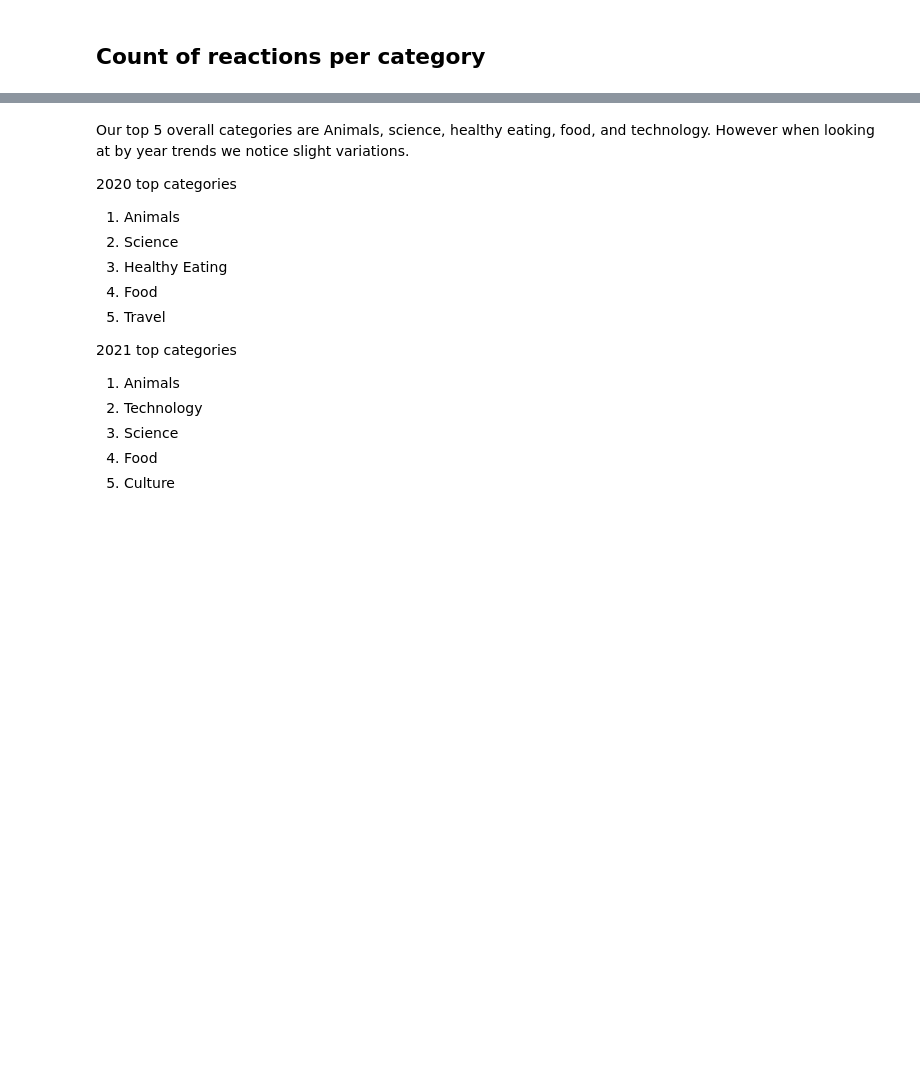
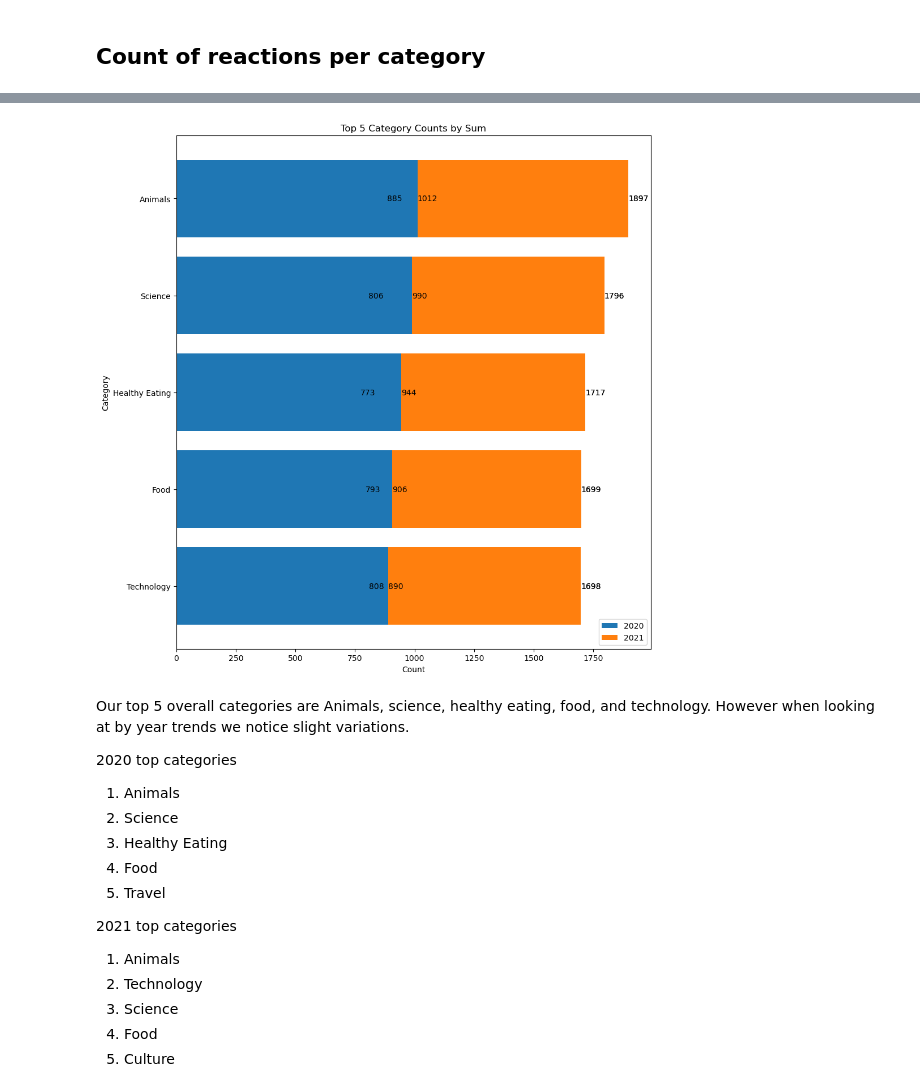
Before and after one commit to DerikVo/social_buzz, a Jupyter notebook: Code/02_visualization.ipynb, the cells around one changed output, grey strips where cells are left out. Cells and saved outputs as stored; diff of their text form; code cells hidden in the pictures; blank space fills up the shorter version.

```diff
--- a/Code/02_visualization.ipynb
+++ b/Code/02_visualization.ipynb
@@ -116,3 +111,7 @@ stack_bar_chart('Category', df, 2021)
+# %%
+test = stack_bar_chart('Category', df, 'Sum')
+# %% [output]
+[figure, new version]
 # %% [markdown]
 Our top 5 overall categories are Animals, science, healthy eating, food, and technology. However when looking at by year trends we notice slight variations.
 
```
Also changed, not shown: parts of 9 cells of this notebook.
